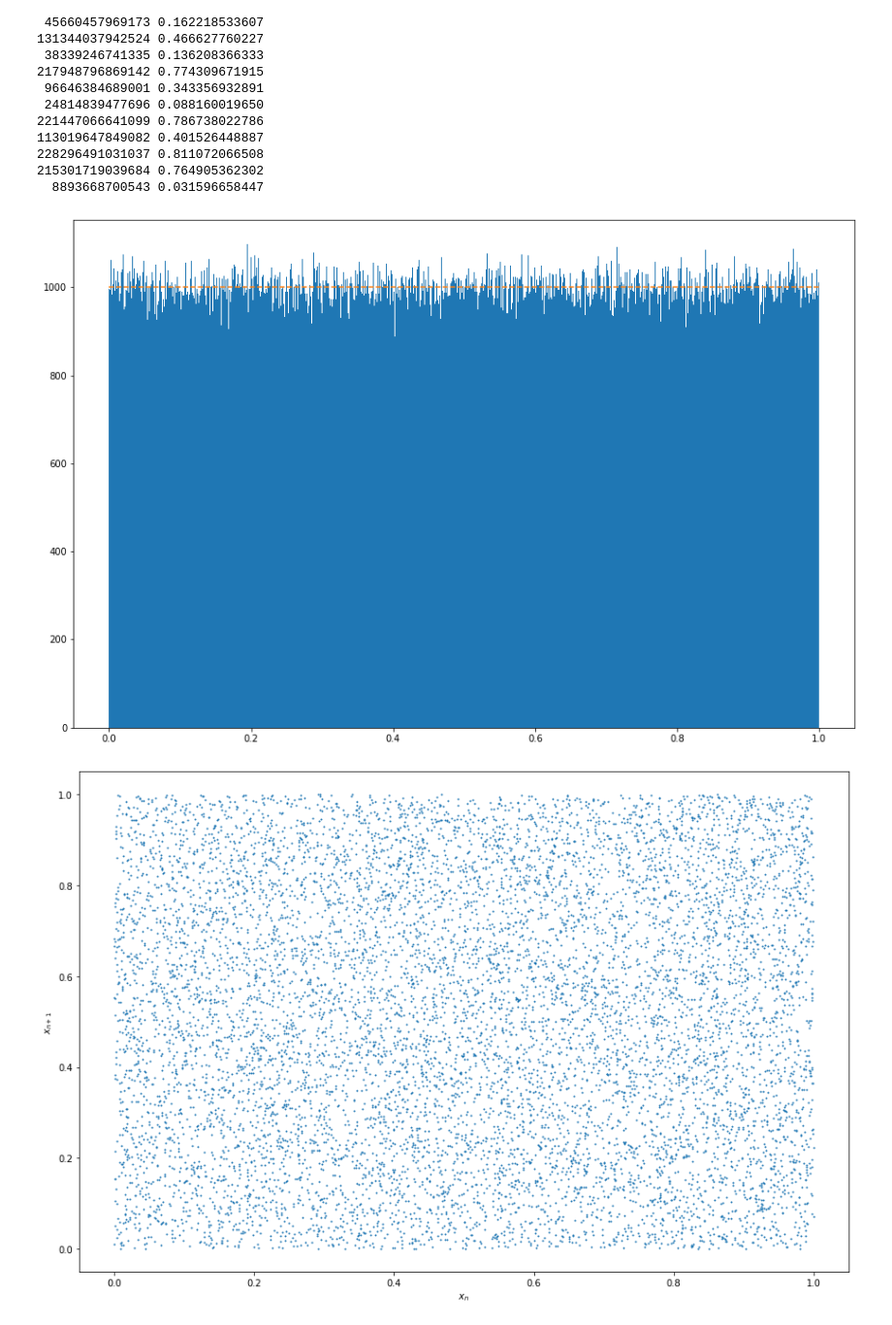
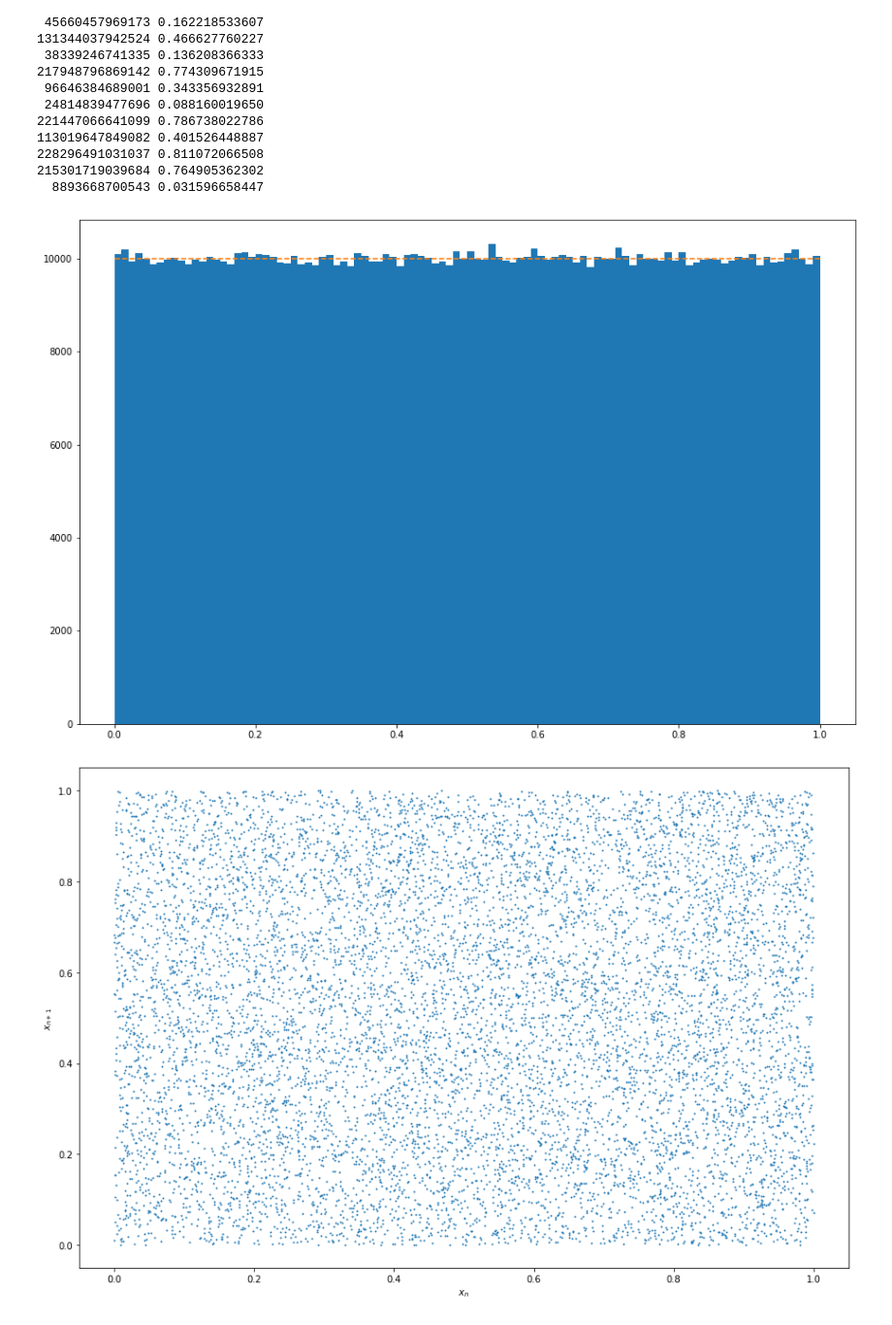
Before and after one commit to lucalista/analisi-dati-2022, a Jupyter notebook: 01.02.00__Generatori_di_numeri_pseudocasuali_nrand48.ipynb, the cells around one changed output. Shown at 97% size. Drawn from its saved outputs; the diff is of its cells as text; code cells hidden in the pictures.

```diff
--- a/01.02.00__Generatori_di_numeri_pseudocasuali_nrand48.ipynb
+++ b/01.02.00__Generatori_di_numeri_pseudocasuali_nrand48.ipynb
@@ -65,18 +72,12 @@ import matplotlib.pyplot as plt
 # %%
-seq = []
-x = 123
-num = 1000000
-for i in range(num):
-    x = rand48(x)
-    seq.append(x/max_rnd)
-nbins = 1000
+nbins = 100
 fig, ax = plt.subplots(figsize=(15, 10))
-n, bins, patches = ax.hist(seq, nbins)
-y = [float(num)/nbins]*(nbins+1)
-ax.plot(bins, y, '--')
+n, bins, patches = ax.hist(seq, nbins, range=(0,1))
+avg = float(num)/nbins
+ax.plot((0,1),(avg, avg), '--')
 plt.show()
 # %% [output]
-[figure, old version]
+[figure, new version]
 # %%
 def plot2d(a=0x5DEECE66D, c=0xB):
     px = []
```
Also changed, not shown: parts of 1 cell of this notebook, 1 other file.
